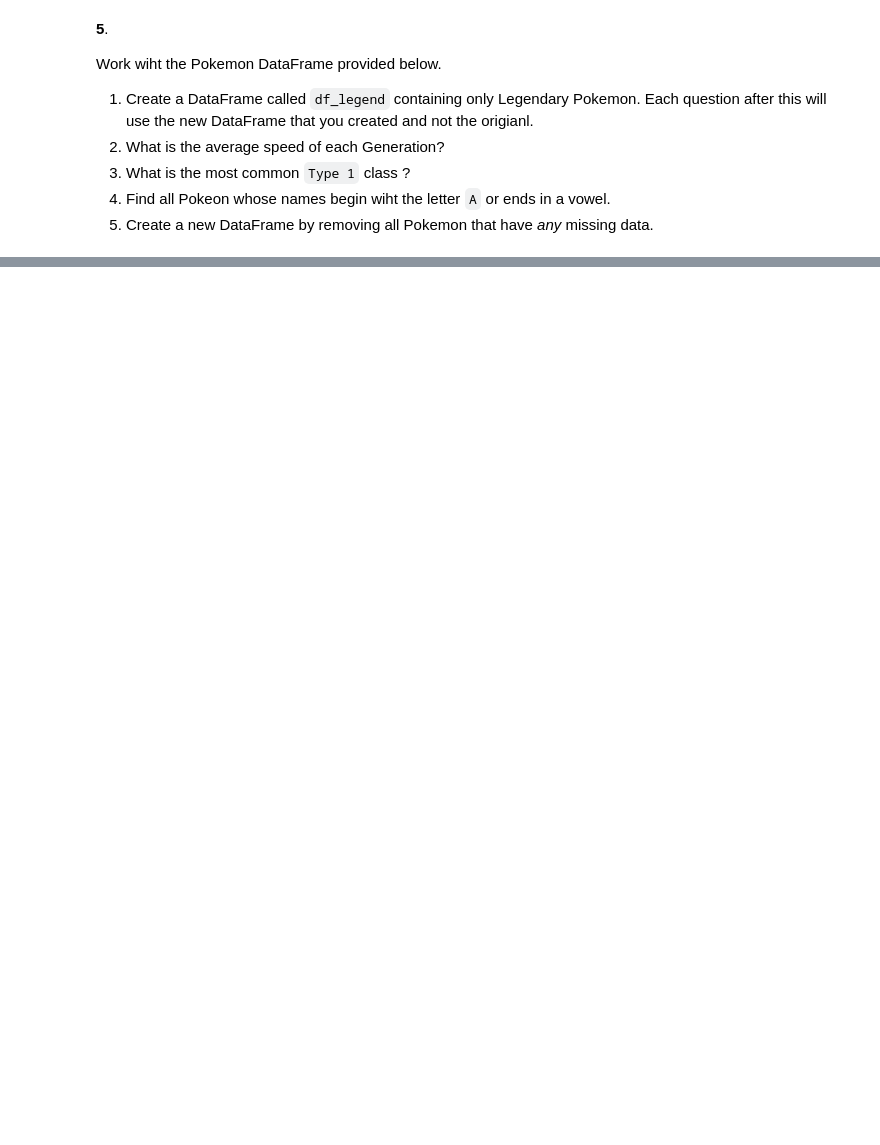
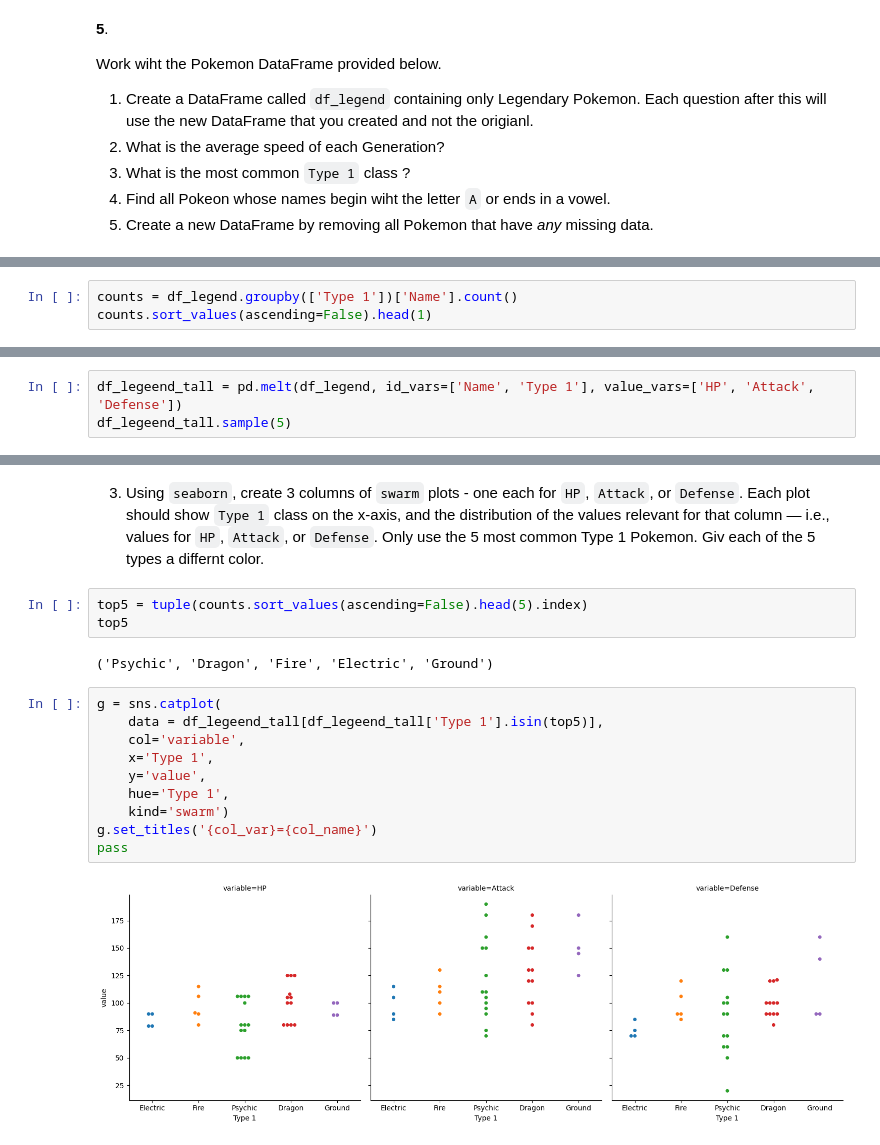
Before and after one commit to cliburn/learn-python-stats, a Jupyter notebook: HW04_solutions.ipynb, the cells around one changed output, grey strips where cells are left out. Saved outputs shown, nothing was run; the diff lists cells and outputs as text; blank space fills up the shorter version.

```diff
--- a/HW04_solutions.ipynb
+++ b/HW04_solutions.ipynb
@@ -160,0 +197,3 @@ df.sample(10)
+# %%
+counts = df_legend.groupby(['Type 1'])['Name'].count()
+counts.sort_values(ascending=False).head(1)
@@ -168,0 +272,3 @@ Use the `df_legend` DataFrame from Exercise 5.1
+# %%
+df_legeend_tall = pd.melt(df_legend, id_vars=['Name', 'Type 1'], value_vars=['HP', 'Attack', 'Defense'])
+df_legeend_tall.sample(5)
@@ -168,0 +282,19 @@ Use the `df_legend` DataFrame from Exercise 5.1
+# %% [markdown]
+3. Using `seaborn`, create 3 columns of `swarm` plots - one each for `HP`, `Attack`, or `Defense`. Each plot should show `Type 1` class on the x-axis, and the distribution of the values relevant for that column — i.e., values for `HP`, `Attack`, or `Defense`. Only use the 5 most common Type 1 Pokemon. Giv each of the 5 types a differnt color.
+# %%
+top5 = tuple(counts.sort_values(ascending=False).head(5).index)
+top5
+# %% [output]
+('Psychic', 'Dragon', 'Fire', 'Electric', 'Ground')
+# %%
+g = sns.catplot(
+    data = df_legeend_tall[df_legeend_tall['Type 1'].isin(top5)],
+    col='variable',
+    x='Type 1',
+    y='value',
+    hue='Type 1',
+    kind='swarm')
+g.set_titles('{col_var}={col_name}')
+pass
+# %% [output]
+[figure, added]
```
Also changed, not shown: parts of 21 cells of this notebook, 1 other file.
